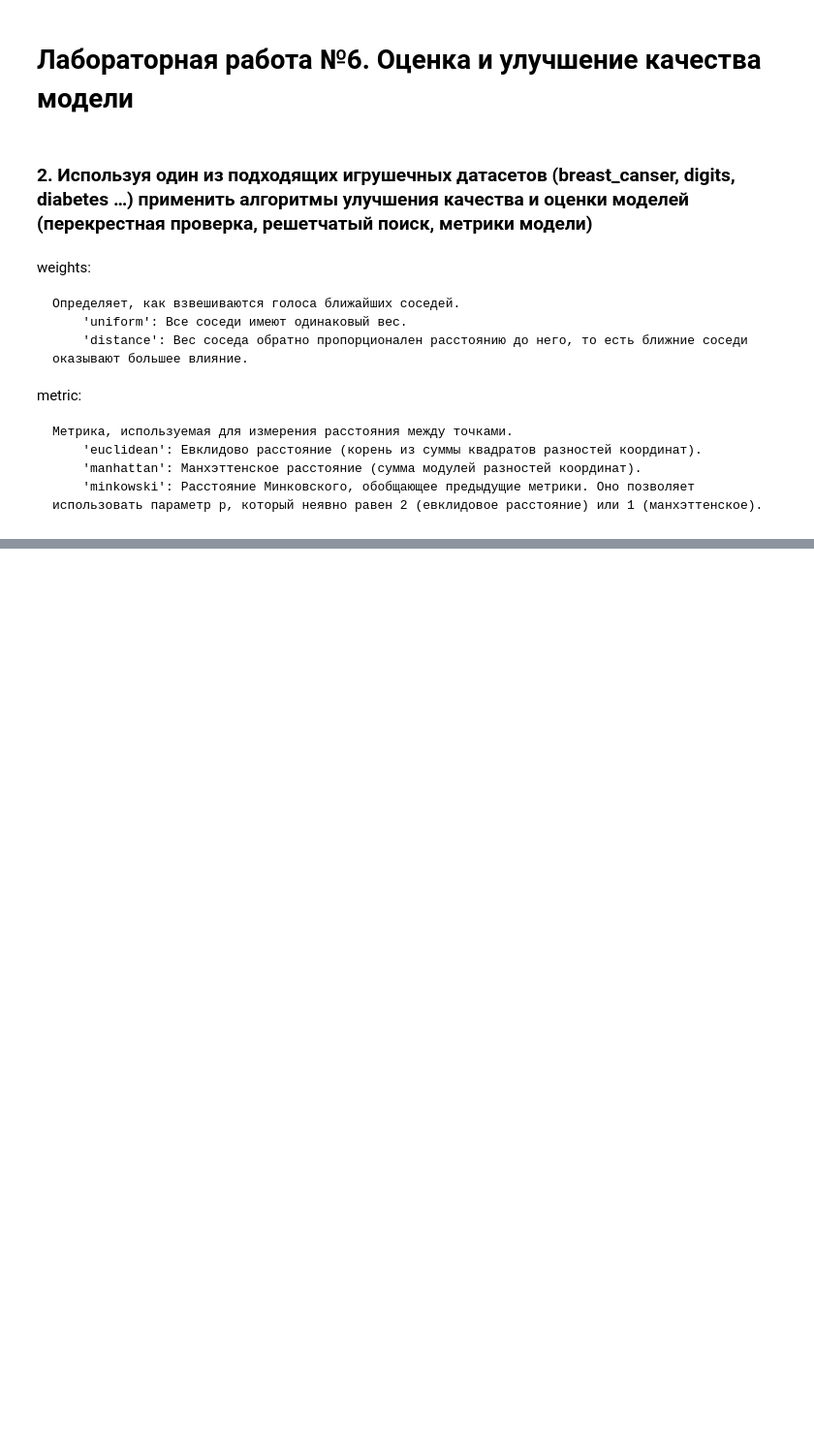
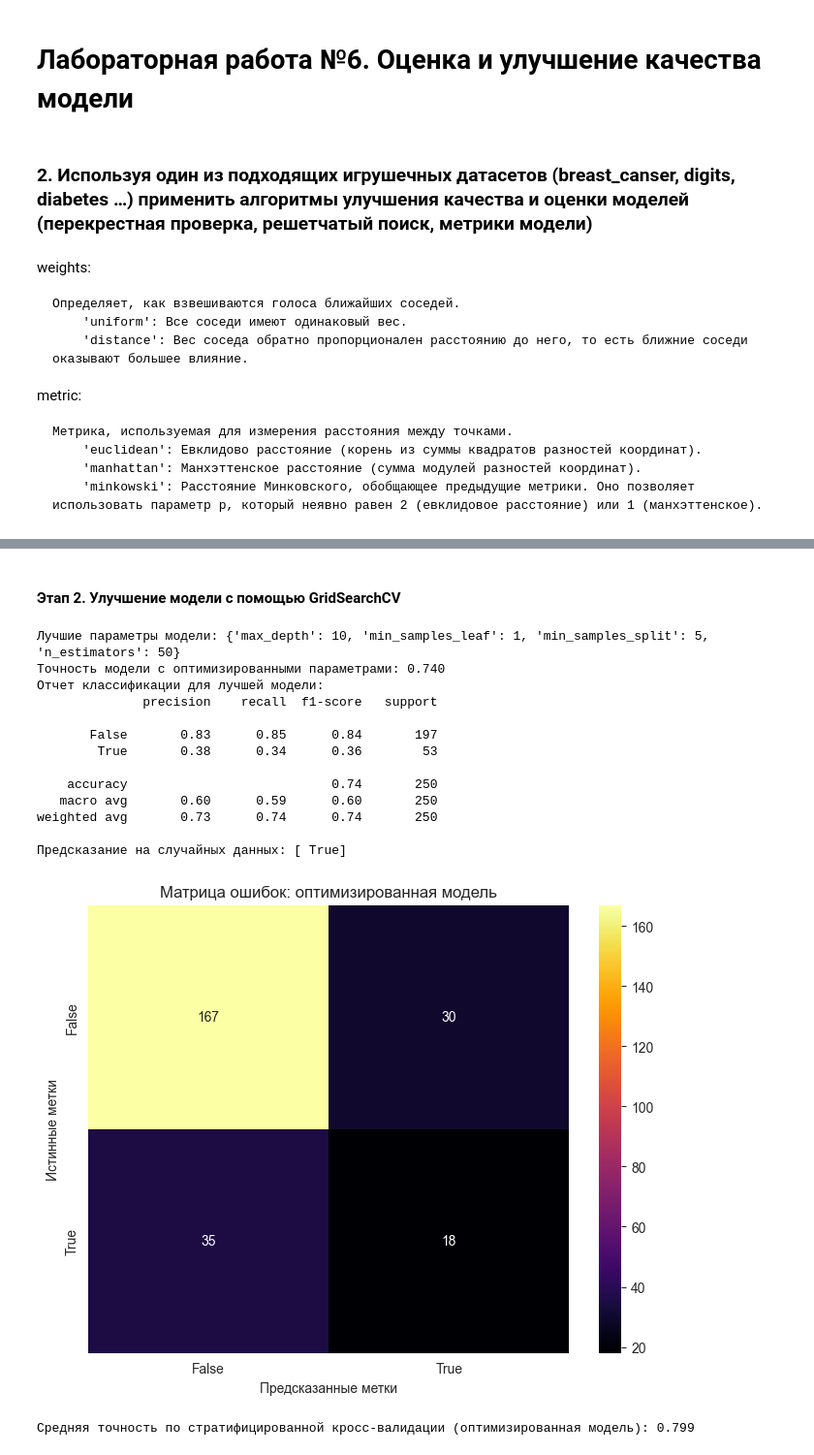
Before and after one commit to perchik817/big_data, a Jupyter notebook: laba6_tahirova_ain_1_22.ipynb, the cells around one changed output, grey strips where cells are left out. Shown at 97% size. Drawn from its saved outputs; the diff is of its cells as text; code cells hidden in the pictures; blank space fills up the shorter version.

```diff
--- a/laba6_tahirova_ain_1_22.ipynb
+++ b/laba6_tahirova_ain_1_22.ipynb
@@ -111,0 +186,61 @@ weighted avg       0.99      0.99      0.99       450
+# %% [markdown]
+#### Этап 2. Улучшение модели с помощью GridSearchCV
+# %%
+# 6. апгрейд модели с помощью GridSearchCV
+param_grid = {
+    'n_estimators': [50, 100, 200],
+    'max_depth': [10, 20, 30],
+    'min_samples_split': [2, 5, 10],
+    'min_samples_leaf': [1, 2, 4]
+}
+grid_search = GridSearchCV(clf, param_grid, cv=10, scoring='accuracy', n_jobs=-1)
+grid_search.fit(X_train, y_train)
+print(f"Лучшие параметры модели: {grid_search.best_params_}")
+
+best_model = grid_search.best_estimator_
+y_pred_best = best_model.predict(X_test)
+print(f"Точность модели с оптимизированными параметрами: {accuracy_score(y_test, y_pred_best):.3f}")
+print("Отчет классификации для лучшей модели:")
+print(classification_report(y_test, y_pred_best))
+
+# 7. предсказания на случайных данных
+sample_data = pd.DataFrame([[50000, 1, 30, 1, 0, 1, 1, 0, 1, 0, 0, 0, 1, 0, 0, 0]], columns=X.columns)
+sample_pred = best_model.predict(sample_data)
+print(f"Предсказание на случайных данных: {sample_pred}")
+
+conf_matrix_best = confusion_matrix(y_test, y_pred_best)
+plt.figure(figsize=(8, 6))
+sns.heatmap(conf_matrix_best, annot=True, fmt='d', cmap='inferno', xticklabels=['False', 'True'], yticklabels=['False', 'True'])
+plt.title("Матрица ошибок: оптимизированная модель")
+plt.xlabel("Предсказанные метки")
+plt.ylabel("Истинные метки")
+plt.show()
+
+stratified_scores_best = cross_val_score(best_model, X, y, scoring='accuracy')
+print(f"Средняя точность по стратифицированной кросс-валидации (оптимизированная модель): {stratified_scores_best.mean():.3f}")
+
+# Важность признаков
+feature_importances = best_model.feature_importances_
+features = X.columns
+plt.figure(figsize=(10, 6))
+sns.barplot(x=feature_importances, y=features)
+plt.title("Важность признаков GridSearchCV")
+plt.xlabel('Важность признака')
+plt.ylabel('Признак')
+plt.show()
+# %% [output]
+Лучшие параметры модели: {'max_depth': 10, 'min_samples_leaf': 1, 'min_samples_split': 5, 'n_estimators': 50}
+Точность модели с оптимизированными параметрами: 0.740
+Отчет классификации для лучшей модели:
+              precision    recall  f1-score   support
+
+       False       0.83      0.85      0.84       197
+        True       0.38      0.34      0.36        53
+
+    accuracy                           0.74       250
+   macro avg       0.60      0.59      0.60       250
+weighted avg       0.73      0.74      0.74       250
+
+Предсказание на случайных данных: [ True]
+[figure, added]
+Средняя точность по стратифицированной кросс-валидации (оптимизированная модель): 0.799
```
Also changed, not shown: parts of 15 cells of this notebook, 1 other file.
